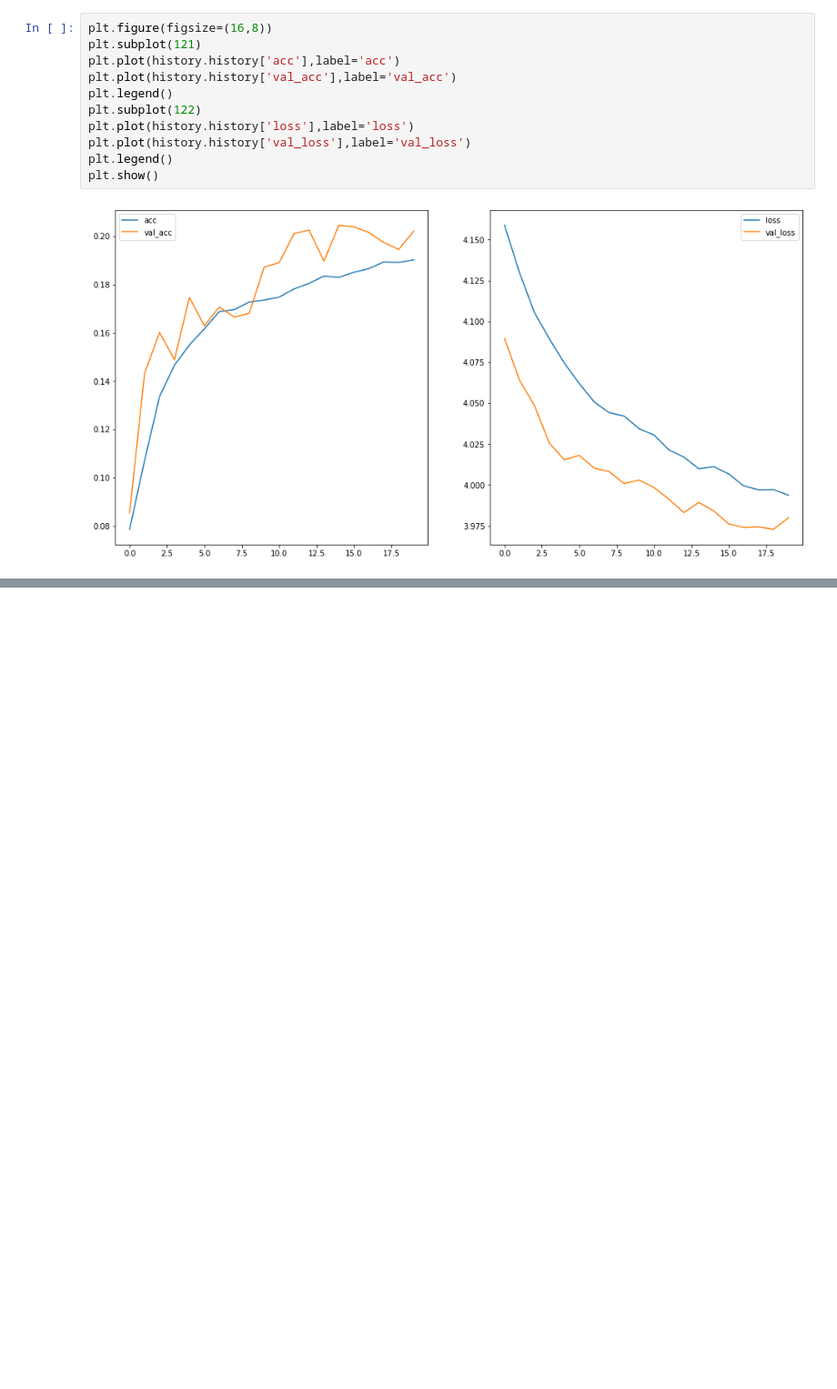
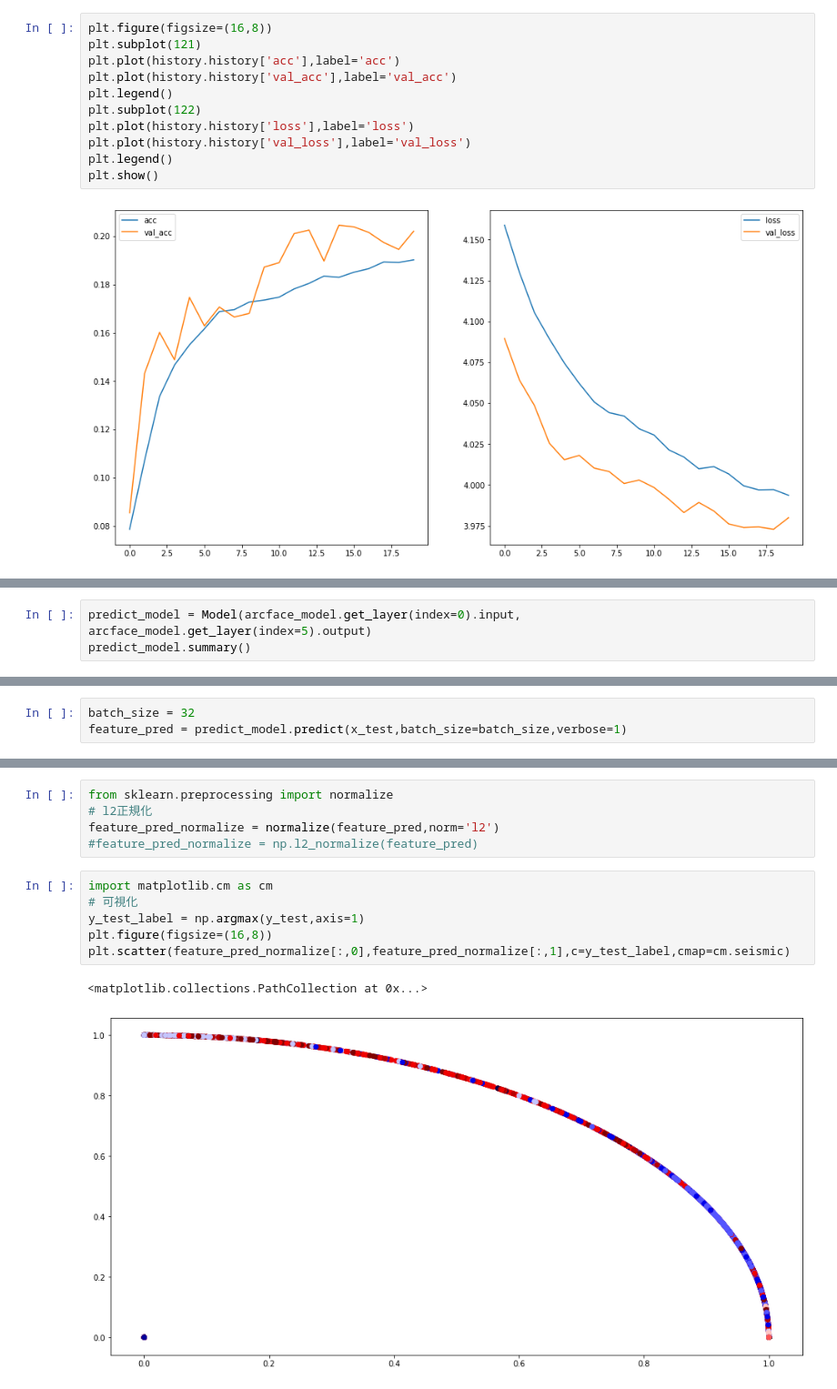
Before and after one commit to takecx/ArcFace-Keras, a Jupyter notebook: notebook/ArcFace.ipynb, the cells around one changed output, grey strips where cells are left out. Shown at 91% size. Saved outputs shown, nothing was run; the diff lists cells and outputs as text; blank space fills up the shorter version.

```diff
--- a/notebook/ArcFace.ipynb
+++ b/notebook/ArcFace.ipynb
@@ -236,0 +241,3 @@ ValueError: Error when checking model input: the list of Numpy arrays that you a
+# %%
+predict_model = Model(arcface_model.get_layer(index=0).input, arcface_model.get_layer(index=5).output)
+predict_model.summary()
@@ -236,0 +264,3 @@ ValueError: Error when checking model input: the list of Numpy arrays that you a
+# %%
+batch_size = 32
+feature_pred = predict_model.predict(x_test,batch_size=batch_size,verbose=1)
@@ -236,0 +269,14 @@ ValueError: Error when checking model input: the list of Numpy arrays that you a
+# %%
+from sklearn.preprocessing import normalize
+# l2正規化
+feature_pred_normalize = normalize(feature_pred,norm='l2')
+#feature_pred_normalize = np.l2_normalize(feature_pred)
+# %%
+import matplotlib.cm as cm
+# 可視化
+y_test_label = np.argmax(y_test,axis=1)
+plt.figure(figsize=(16,8))
+plt.scatter(feature_pred_normalize[:,0],feature_pred_normalize[:,1],c=y_test_label,cmap=cm.seismic)
+# %% [output]
+<matplotlib.collections.PathCollection at 0x...>
+[figure, added]
```
Also changed, not shown: parts of 8 cells of this notebook.
